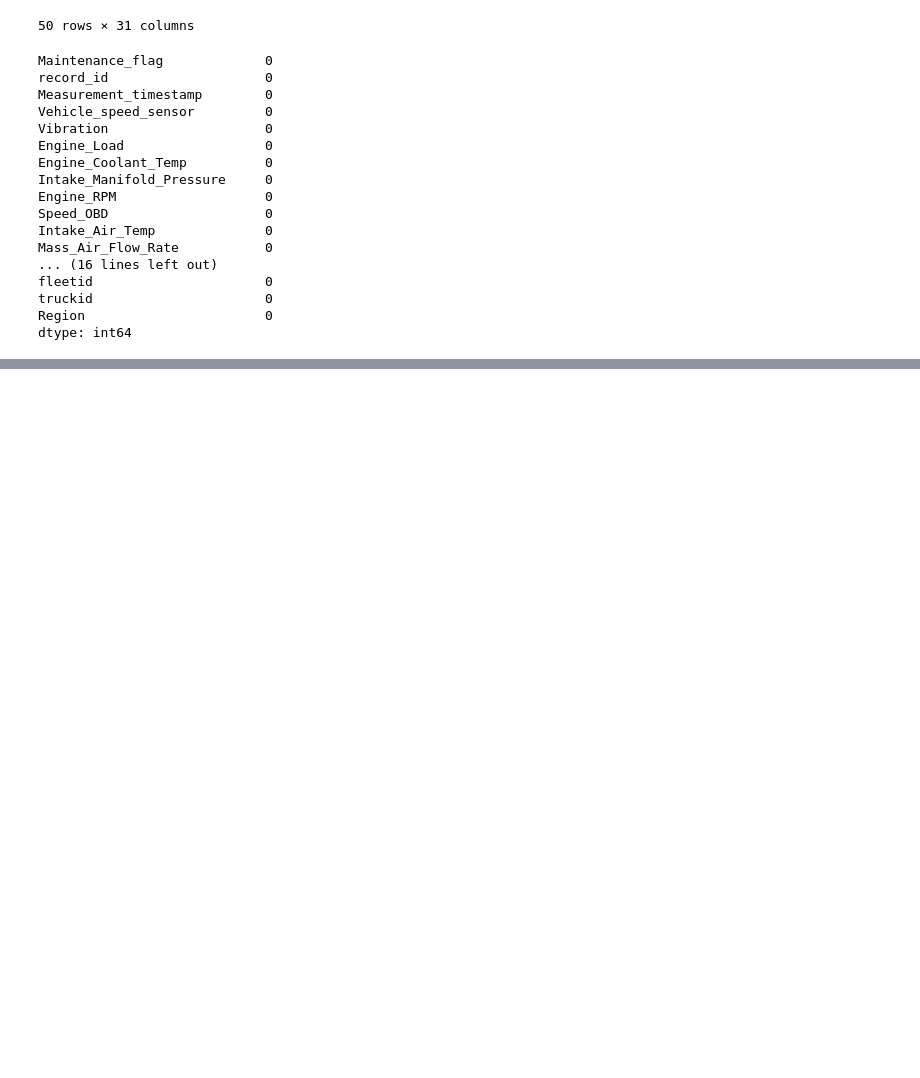
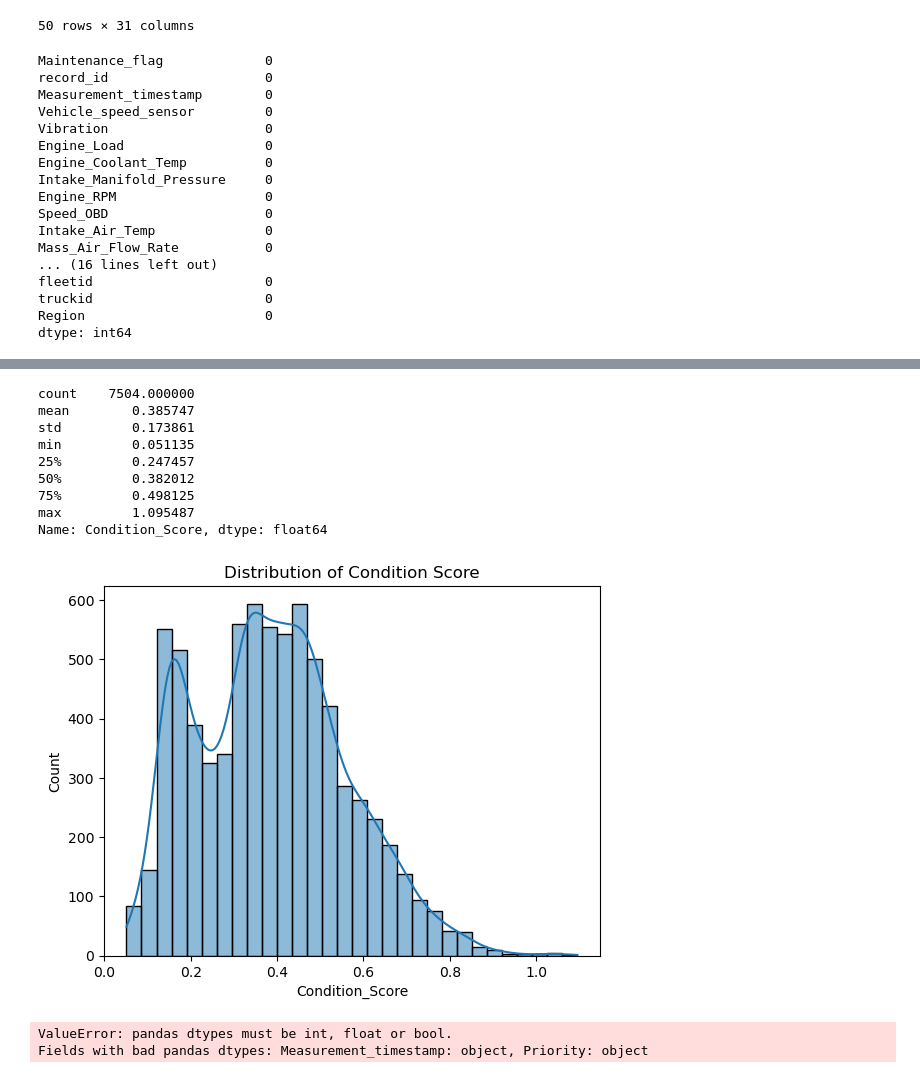
Before and after one commit to aneeshsg/AI-Driven-Priority-Maintenance-for-Automotive-Systems, a Jupyter notebook: predictive maintenance.ipynb, the cells around one changed output, grey strips where cells are left out. Cells and saved outputs as stored; diff of their text form; code cells hidden in the pictures; blank space fills up the shorter version.

```diff
--- a/predictive maintenance.ipynb
+++ b/predictive maintenance.ipynb
@@ -116,0 +153,19 @@ df.head(50)
+# %%
+df['Overstrain_Risk'] = 0.5 * df['Engine_Load'] + 0.5 * df['Engine_RPM']
+df['Heat_Dissipation_Risk'] = 0.4 * df['Engine_Coolant_Temp'] + 0.6 * df['Engine_Oil_Temp']
+df['Power_Failure_Risk'] = 0.5 * df['Mass_Air_Flow_Rate'] + 0.5 * df['Turbo_Boost_And_Vcm_Gauge']
+
+def assign_failure_label(row):
+    if row['Condition_Score'] < 0.3:
+        return 'No Failure'
+    else:
+        risks = {
+            'Overstrain Failure': row['Overstrain_Risk'],
+            'Heat Dissipation Failure': row['Heat_Dissipation_Risk'],
+            'Power Failure': row['Power_Failure_Risk']
+        }
+        return max(risks, key=risks.get)
+
+df['Failure_Type'] = df.apply(assign_failure_label, axis=1)
+
+df['Failure_Type'].value_counts()
@@ -116,0 +214,20 @@ df.head(50)
+# %%
+# Check summary statistics
+print(df['Condition_Score'].describe())
+
+import seaborn as sns
+import matplotlib.pyplot as plt
+sns.histplot(df['Condition_Score'], bins=30, kde=True)
+plt.title('Distribution of Condition Score')
+plt.show()
+# %% [output]
+count    7504.000000
+mean        0.385747
+std         0.173861
+min         0.051135
+25%         0.247457
+50%         0.382012
+75%         0.498125
+max         1.095487
+Name: Condition_Score, dtype: float64
+[figure, added]
@@ -116,0 +262,12 @@ df.head(50)
+# %%
+lgb_model = lgb.train(
+    params,
+    train,
+    num_boost_round=200,
+    valid_sets=[train, test],
+    # early_stopping_rounds=20,  # Early stopping to prevent overfitting
+    # verbose_eval=10
+)
+# %% [output]
+ValueError: pandas dtypes must be int, float or bool.
+Fields with bad pandas dtypes: Measurement_timestamp: object, Priority: object
```
Also changed, not shown: parts of 15 cells of this notebook, 2 other files.
